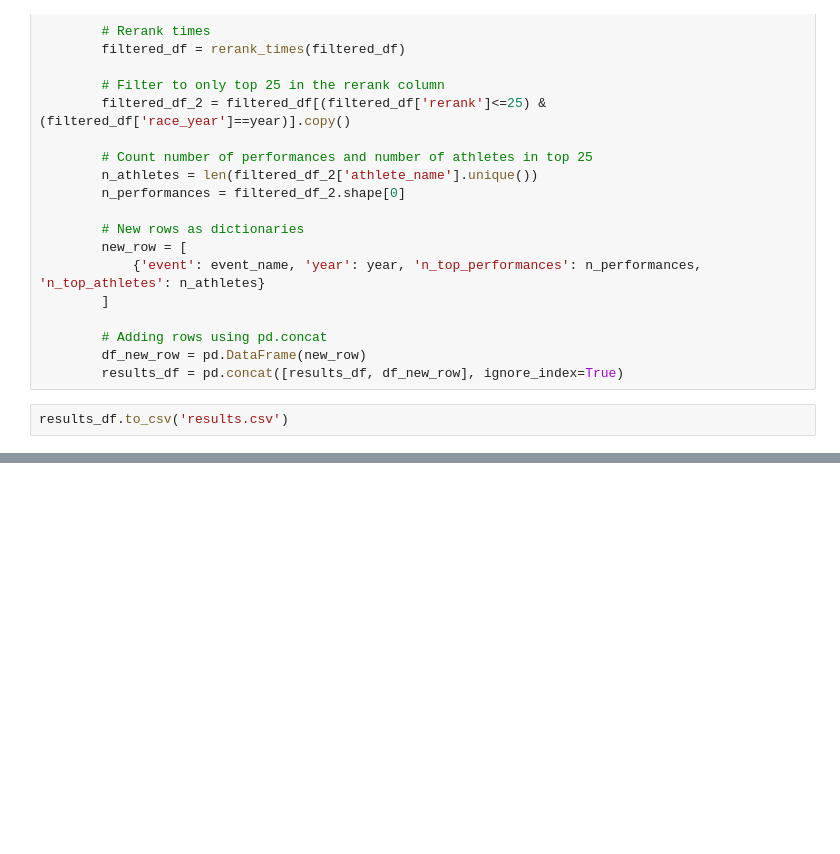
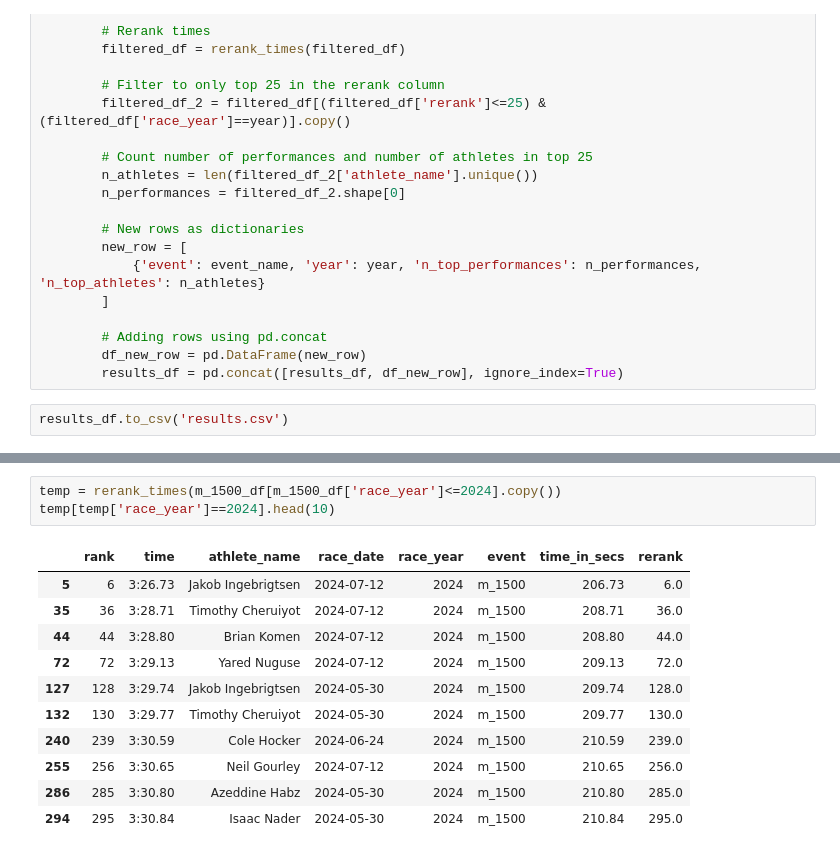
Before and after one commit to racheldadamio/rachels-receipts, a Jupyter notebook: top_times/top_times.ipynb, the cells around one changed output, grey strips where cells are left out. Saved outputs shown, nothing was run; the diff lists cells and outputs as text; blank space fills up the shorter version.

```diff
--- a/top_times/top_times.ipynb
+++ b/top_times/top_times.ipynb
@@ -167,0 +211,15 @@ ValueError: 9 columns passed, passed data had 16 columns
+# %%
+temp = rerank_times(m_1500_df[m_1500_df['race_year']<=2024].copy())
+temp[temp['race_year']==2024].head(10)
+# %% [output]
+|  | rank | time | athlete_name | race_date | race_year | event | time_in_secs | rerank |
+| 5 | 6 | 3:26.73 | Jakob Ingebrigtsen | 2024-07-12 | 2024 | m_1500 | 206.73 | 6.0 |
+| 35 | 36 | 3:28.71 | Timothy Cheruiyot | 2024-07-12 | 2024 | m_1500 | 208.71 | 36.0 |
+| 44 | 44 | 3:28.80 | Brian Komen | 2024-07-12 | 2024 | m_1500 | 208.80 | 44.0 |
+| 72 | 72 | 3:29.13 | Yared Nuguse | 2024-07-12 | 2024 | m_1500 | 209.13 | 72.0 |
+| 127 | 128 | 3:29.74 | Jakob Ingebrigtsen | 2024-05-30 | 2024 | m_1500 | 209.74 | 128.0 |
+| 132 | 130 | 3:29.77 | Timothy Cheruiyot | 2024-05-30 | 2024 | m_1500 | 209.77 | 130.0 |
+| 240 | 239 | 3:30.59 | Cole Hocker | 2024-06-24 | 2024 | m_1500 | 210.59 | 239.0 |
+| 255 | 256 | 3:30.65 | Neil Gourley | 2024-07-12 | 2024 | m_1500 | 210.65 | 256.0 |
+| 286 | 285 | 3:30.80 | Azeddine Habz | 2024-05-30 | 2024 | m_1500 | 210.80 | 285.0 |
+| 294 | 295 | 3:30.84 | Isaac Nader | 2024-05-30 | 2024 | m_1500 | 210.84 | 295.0 |
```
Also changed, not shown: parts of 12 cells of this notebook, 1 other file.
